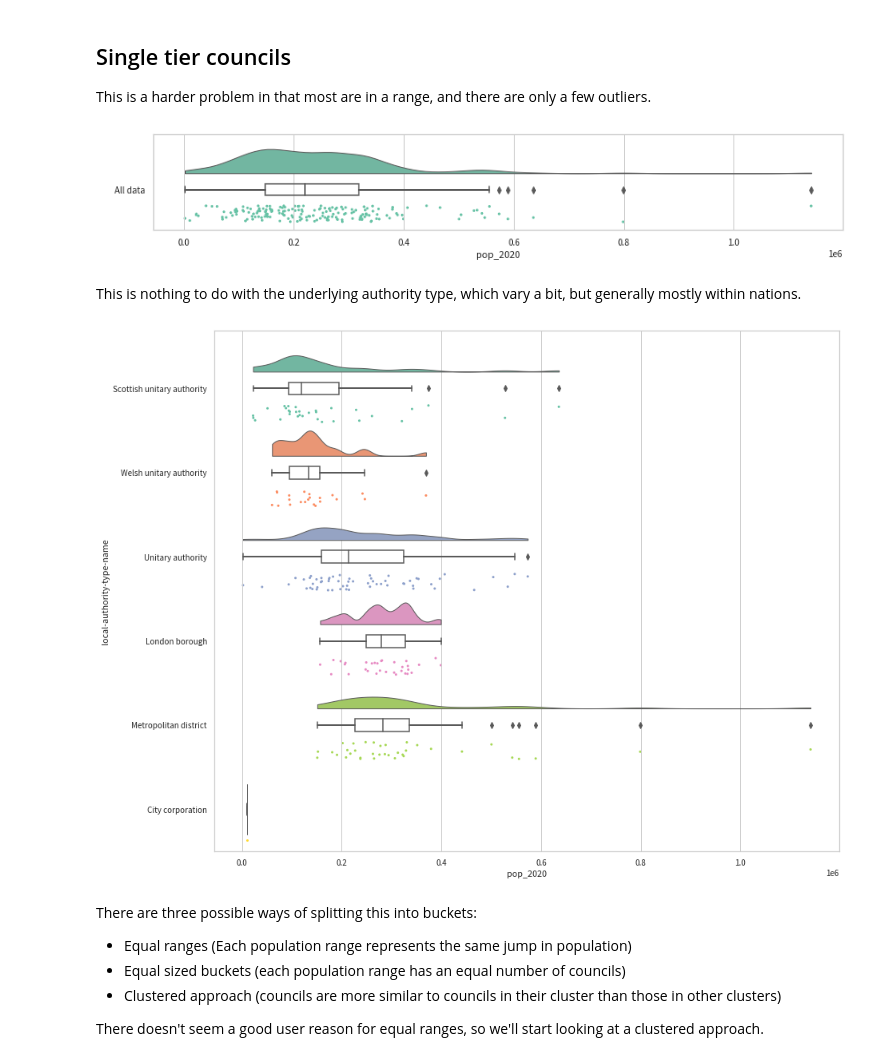
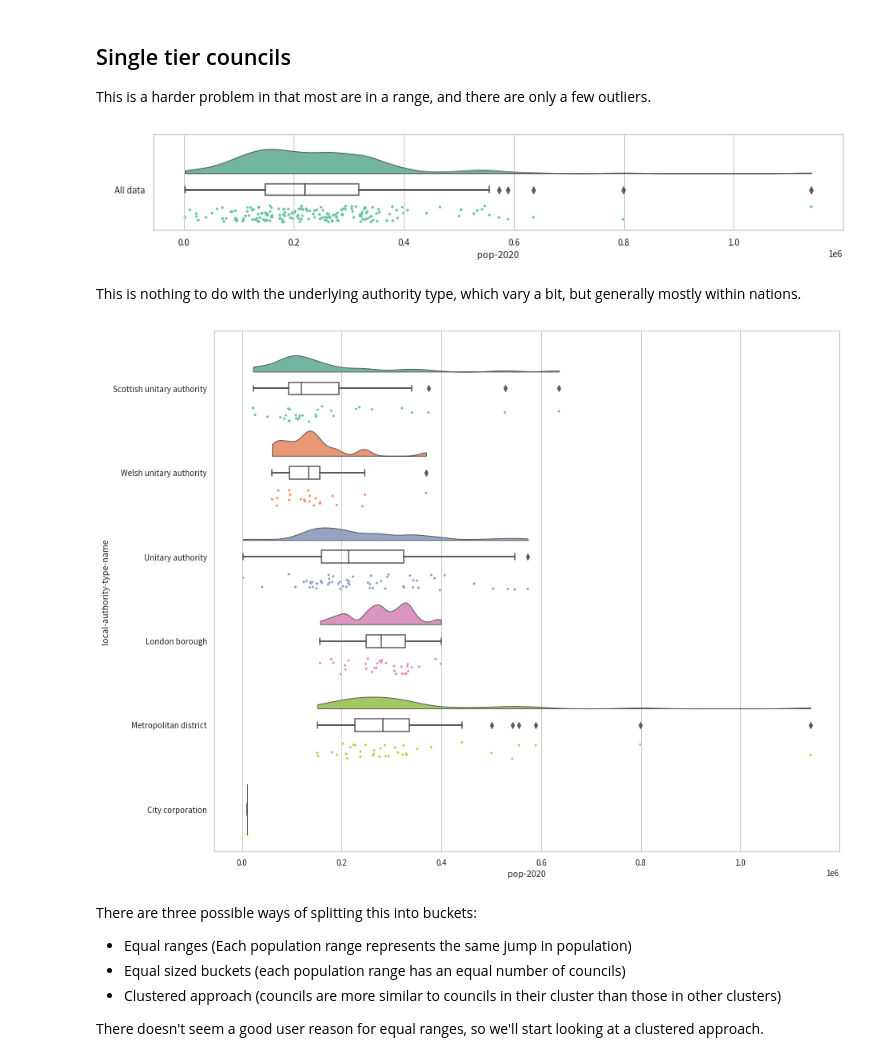
Before and after one commit to mysociety/climate_league_filter_datasets, a Jupyter notebook: notebooks/population.ipynb, the cells around one changed output. Cells and saved outputs as stored; diff of their text form; code cells hidden in the pictures.

```diff
--- a/notebooks/population.ipynb
+++ b/notebooks/population.ipynb
@@ -101,16 +101,16 @@ updated_buckets.append(new_buckets)
 This is a harder problem in that most are in a range, and there are only a few outliers.
 # %%
 sdf = df[df["league-group"] == "Single tier"]
-sdf["pop_2020"].viz.raincloud()
+sdf["pop-2020"].viz.raincloud()
 # %% [output]
-[figure, old version]
+[figure, new version]
 # %% [markdown]
 This is nothing to do with the underlying authority type, which vary a bit, but generally mostly within nations.
 # %%
 
-sdf.viz.raincloud("pop_2020", "local-authority-type-name")
+sdf.viz.raincloud("pop-2020", "local-authority-type-name")
 # %% [output]
-[figure, old version]
+[figure, new version]
 # %% [markdown]
 There are three possible ways of splitting this into buckets:
 
```
Also changed, not shown: parts of 13 cells of this notebook, 2 other files.
